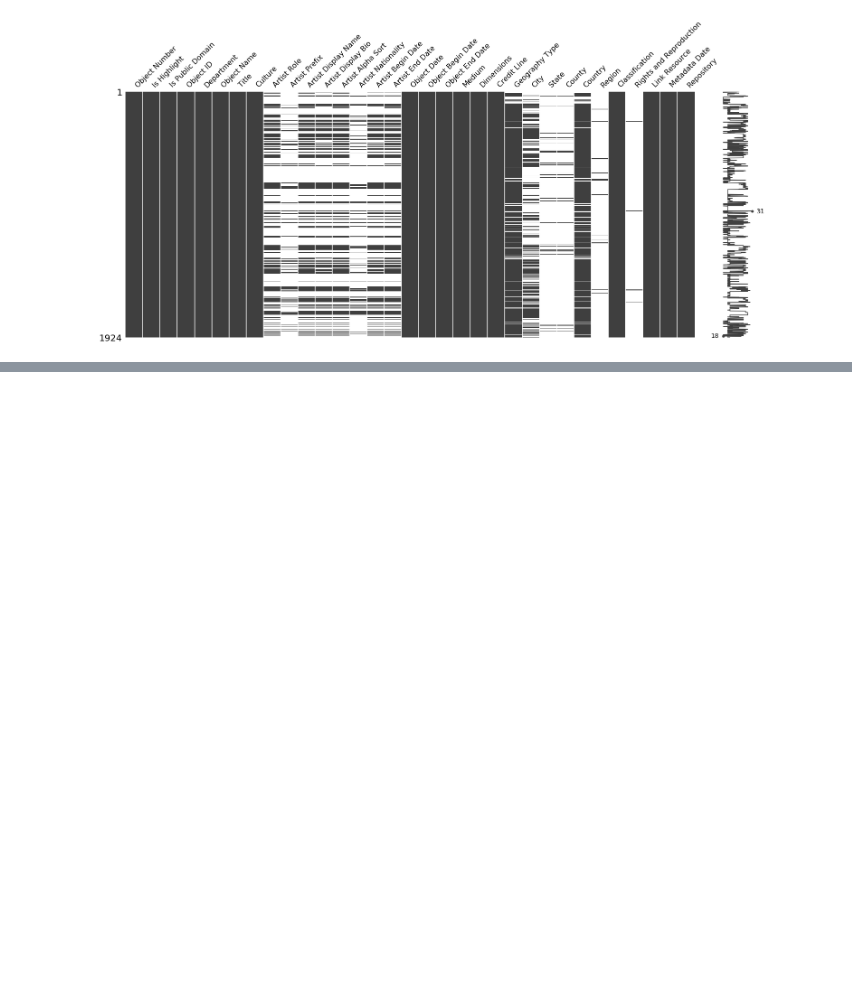
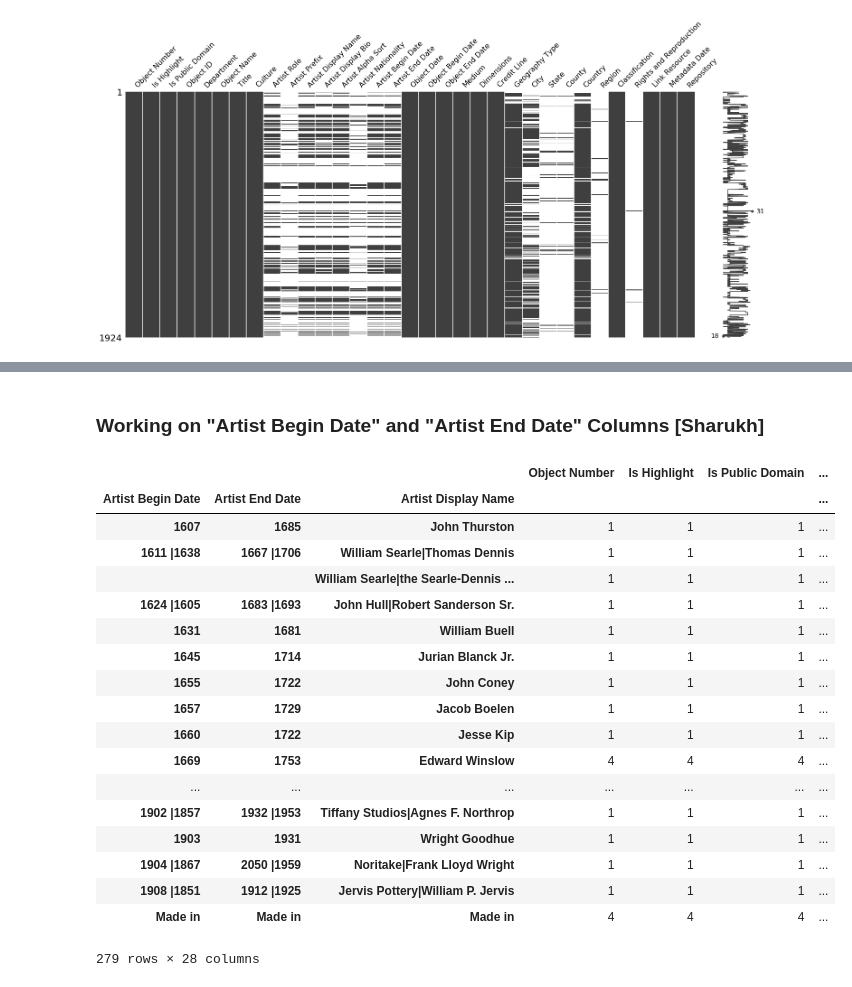
Before and after one commit to Sarathisme/museum-ml, a Jupyter notebook: The Metropolitan Museum of Art Open Access.ipynb, the cells around one changed output, grey strips where cells are left out. Saved outputs shown, nothing was run; the diff lists cells and outputs as text; code cells hidden in the pictures; blank space fills up the shorter version.

```diff
--- a/The Metropolitan Museum of Art Open Access.ipynb
+++ b/The Metropolitan Museum of Art Open Access.ipynb
@@ -188,0 +243,4 @@ ms.matrix(data)
+# %%
+data['Country'].fillna(method='ffill',inplace=True)
+# %%
+data['Country'].fillna(method='bfill',inplace=True)
@@ -188,0 +276,2 @@ ms.matrix(data)
+# %%
+data['Geography Type'].fillna(method='bfill', inplace=True)
@@ -188,0 +305,26 @@ ms.matrix(data)
+# %% [markdown]
+### Working on "Artist Begin Date" and "Artist End Date" Columns [Sharukh]
+# %%
+data.sort_values(by='Artist Begin Date', inplace=True)
+# %%
+data.groupby(['Artist Begin Date','Artist End Date','Artist Display Name']).count()
+# %% [output]
+|  |  |  | Object Number | Is Highlight | Is Public Domain | ... |
+| Artist Begin Date | Artist End Date | Artist Display Name |  |  |  | ... |
+| 1607 | 1685 | John Thurston | 1 | 1 | 1 | ... |
+| 1611 |1638 | 1667 |1706 | William Searle|Thomas Dennis | 1 | 1 | 1 | ... |
+|  |  | William Searle|the Searle-Dennis ... | 1 | 1 | 1 | ... |
+| 1624 |1605 | 1683 |1693 | John Hull|Robert Sanderson Sr. | 1 | 1 | 1 | ... |
+| 1631 | 1681 | William Buell | 1 | 1 | 1 | ... |
+| 1645 | 1714 | Jurian Blanck Jr. | 1 | 1 | 1 | ... |
+| 1655 | 1722 | John Coney | 1 | 1 | 1 | ... |
+| 1657 | 1729 | Jacob Boelen | 1 | 1 | 1 | ... |
+| 1660 | 1722 | Jesse Kip | 1 | 1 | 1 | ... |
+| 1669 | 1753 | Edward Winslow | 4 | 4 | 4 | ... |
+| ... | ... | ... | ... | ... | ... | ... |
+| 1902 |1857 | 1932 |1953 | Tiffany Studios|Agnes F. Northrop | 1 | 1 | 1 | ... |
+| 1903 | 1931 | Wright Goodhue | 1 | 1 | 1 | ... |
+| 1904 |1867 | 2050 |1959 | Noritake|Frank Lloyd Wright | 1 | 1 | 1 | ... |
+| 1908 |1851 | 1912 |1925 | Jervis Pottery|William P. Jervis | 1 | 1 | 1 | ... |
+| Made in | Made in | Made in | 4 | 4 | 4 | ... |
+279 rows × 28 columns
```
Also changed, not shown: parts of 19 cells of this notebook.
